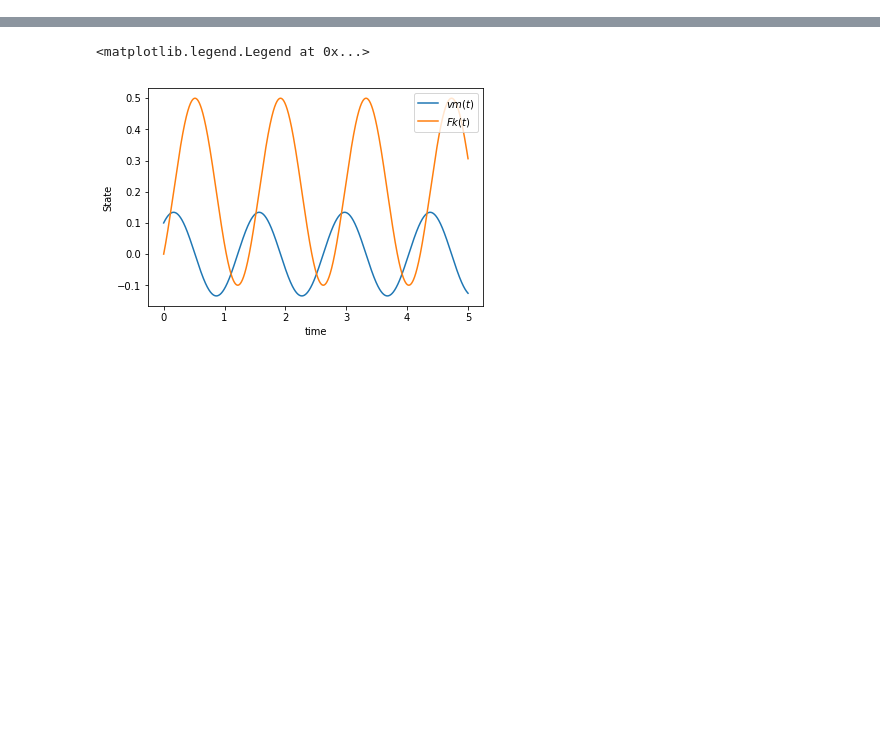
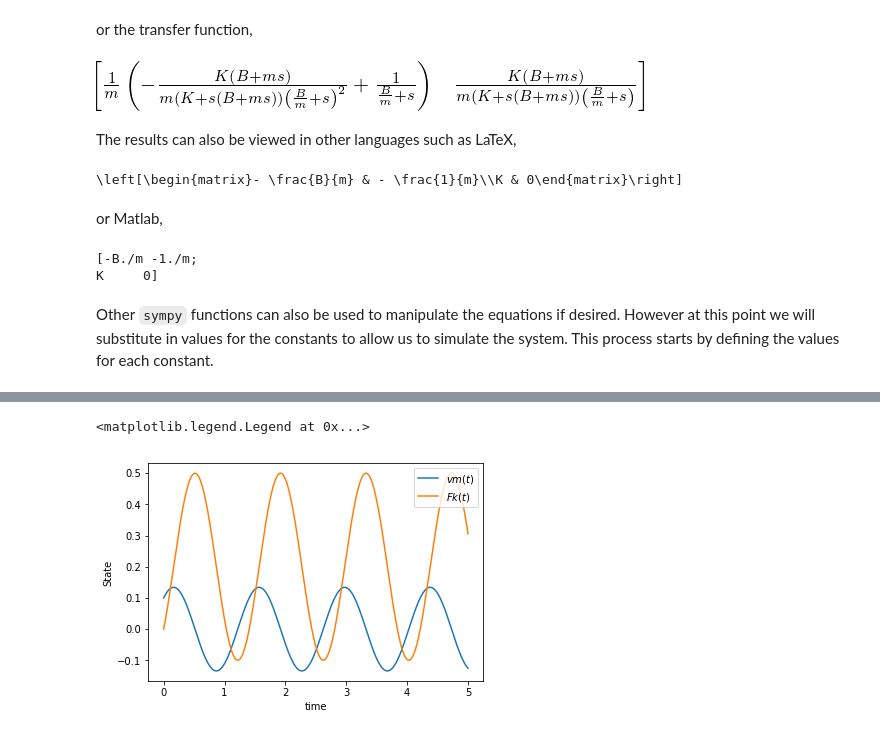
Before and after one commit to CameronDevine/StateMint, a Jupyter notebook: python/Example.ipynb, the cells around one changed output, grey strips where cells are left out. Drawn from its saved outputs; the diff is of its cells as text; code cells hidden in the pictures; blank space fills up the shorter version.

```diff
--- a/python/Example.ipynb
+++ b/python/Example.ipynb
@@ -14,3 +55,24 @@ OutputVars = 'vm, Fk'
+# %% [markdown]
+or the transfer function,
+# %%
+sys.TF
+# %% [output]
+[figure, added]
+# %% [markdown]
+The results can also be viewed in other languages such as LaTeX,
+# %%
+print sympy.latex(sys.A)
+# %% [output]
+\left[\begin{matrix}- \frac{B}{m} & - \frac{1}{m}\\K & 0\end{matrix}\right]
+# %% [markdown]
+or Matlab,
+# %%
+print sympy.octave_code(sys.A)
+# %% [output]
+[-B./m -1./m;
+K     0]
+# %% [markdown]
+Other `sympy` functions can also be used to manipulate the equations if desired. However at this point we will substitute in values for the constants to allow us to simulate the system. This process starts by defining the values for each constant.
 # %%
 Values = {
     'm': 0.5,
```
Also changed, not shown: parts of 19 cells of this notebook.
